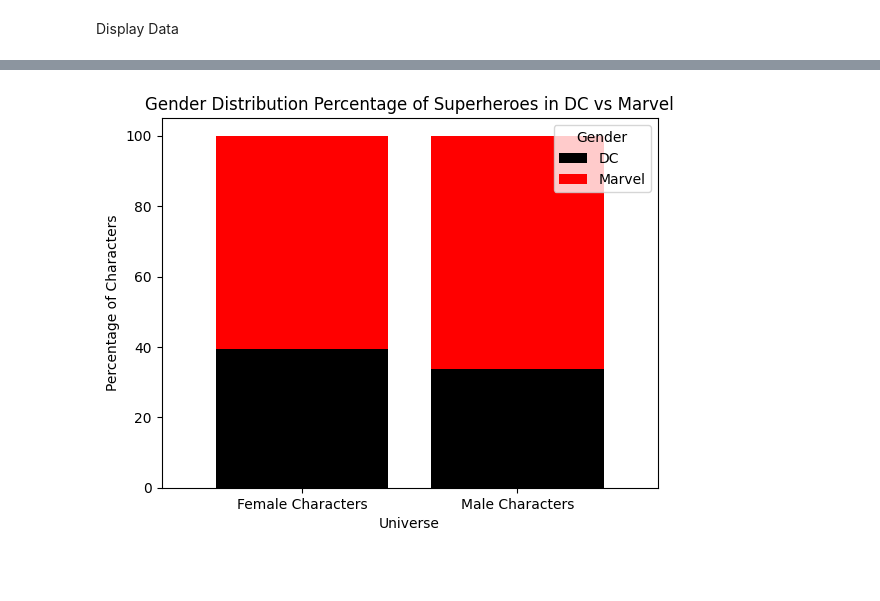
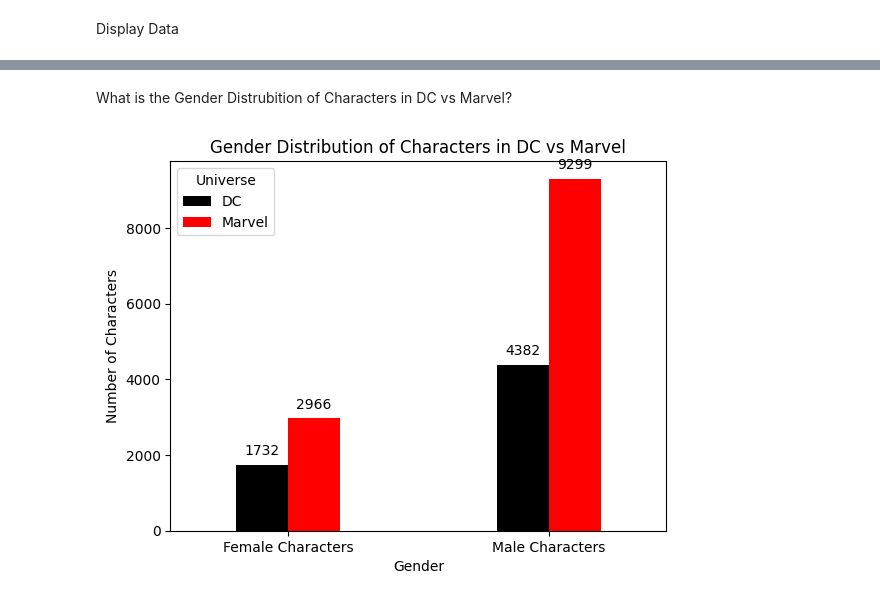
Before and after one commit to Kejbrown/SuperheroUniverseAnaylsis, a Jupyter notebook: Data Project 2023.ipynb, the cells around one changed output, grey strips where cells are left out. Saved outputs shown, nothing was run; the diff lists cells and outputs as text; code cells hidden in the pictures; blank space fills up the shorter version.

Commit message:
updated graphs

```diff
--- a/Data Project 2023.ipynb
+++ b/Data Project 2023.ipynb
@@ -89,11 +78,11 @@ df_combined
 # %% [markdown]
 Clean Data
 # %%
- #Specify unwanted columns and remove them
-unwanted_columns = ['page_id', 'urlslug', 'GSM', 'APPEARANCES', 'YEAR']  # Replace with your actual column names
+ #Removing unwanted columns
+unwanted_columns = ['page_id', 'urlslug', 'GSM', 'APPEARANCES']
 df_combined = df_combined.drop(columns=unwanted_columns, errors='ignore')
 
-# Write the modified DataFrame to a new table in the database
+# Writes changes to database
 df_combined.to_sql('combined_universe', engine, index=False, if_exists='replace')
 # %% [output]
 23272
@@ -135,8 +129,8 @@ df_combined.to_sql('combined_universe', engine, index=False, if_exists='replace'
 # %%
-# Specify the column and remove rows with NULL values in "First Appearance"
-column_to_check = 'FIRST APPEARANCE'  # Replace with the actual column name
-df_combined = df_combined.dropna(subset=[column_to_check])
+# Remove rows with NULL values in "AlIGN"
+column_name_4 = 'ALIGN'
+df_combined = df_combined.dropna(subset=[column_name_4])
 
-# Write the modified DataFrame to a new table in the database
+# Writes changes to database
 df_combined.to_sql('combined_universe', engine, index=False, if_exists='replace')
 # %% [output]
@@ -144,8 +154,8 @@ df_combined.to_sql('combined_universe', engine, index=False, if_exists='replace'
 # %%
-# Specify the column and remove rows with NULL values in "First Appearance"
-column_to_check = 'ALIGN'  # Replace with the actual column name
-df_combined = df_combined.dropna(subset=[column_to_check])
+# Remove rows with NULL values in "YEAR"
+column_name_5 = 'Year'
+df_combined = df_combined.dropna(subset=[column_name_5])
 
-# Write the modified DataFrame to a new table in the database
+# Writes changes to database
 df_combined.to_sql('combined_universe', engine, index=False, if_exists='replace')
 # %% [output]
@@ -183,20 +165,25 @@ plt.show()
+# %% [markdown]
+What is the Gender Distrubition of Characters in DC vs Marvel?
 # %%
 # Filter only Male and Female categories
 df_filtered = df_combined[df_combined['SEX'].isin(['Male Characters', 'Female Characters'])]
 
-# Count the number of male and female characters for both DC and Marvel using the 'Name' column
 gender_counts = df_filtered.groupby(['SEX', 'universe'])['name'].count().unstack(fill_value=0)
 
-# Calculate the percentage
-gender_percentage = gender_counts.div(gender_counts.sum(axis=1), axis=0) * 100
+# Plotting a side-by-side bar chart showing the absolute difference
+ax = gender_counts.plot(kind='bar', color=['black', 'red'], width=0.4)
 
-# Plotting a stacked bar chart
-gender_percentage.plot(kind='bar', stacked=True, color=['black', 'red'], width=0.8)
-plt.xlabel('Universe')
-plt.ylabel('Percentage of Characters')
-plt.title('Gender Distribution Percentage of Superheroes in DC vs Marvel')
-plt.legend(title='Gender', loc='upper right')
-plt.xticks(rotation=0)
+# Add annotations for the absolute difference
+for p in ax.patches:
+    ax.annotate(str(p.get_height()), (p.get_x() + p.get_width() / 2., p.get_height()),
+                ha='center', va='center', xytext=(0, 10), textcoords='offset points')
+
+# Customize the plot
+plt.xlabel('Gender')
+plt.ylabel('Number of Characters')
+plt.title('Gender Distribution of Characters in DC vs Marvel')
+plt.legend(title='Universe', loc='upper left')
+plt.xticks(ticks=[0, 1], labels=['Female Characters', 'Male Characters'], rotation=0)
 plt.show()
 # %% [output]
-[figure, old version]
+[figure, new version]
```
Also changed, not shown: parts of 17 cells of this notebook, 1 other file.
